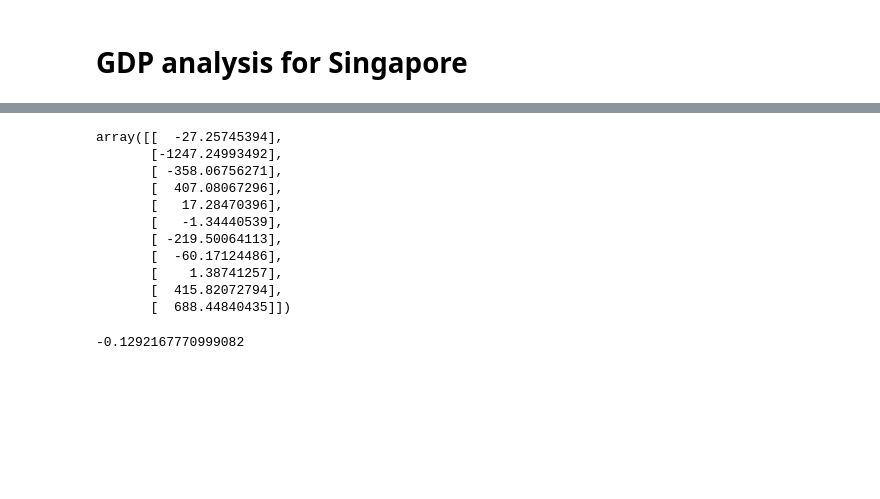
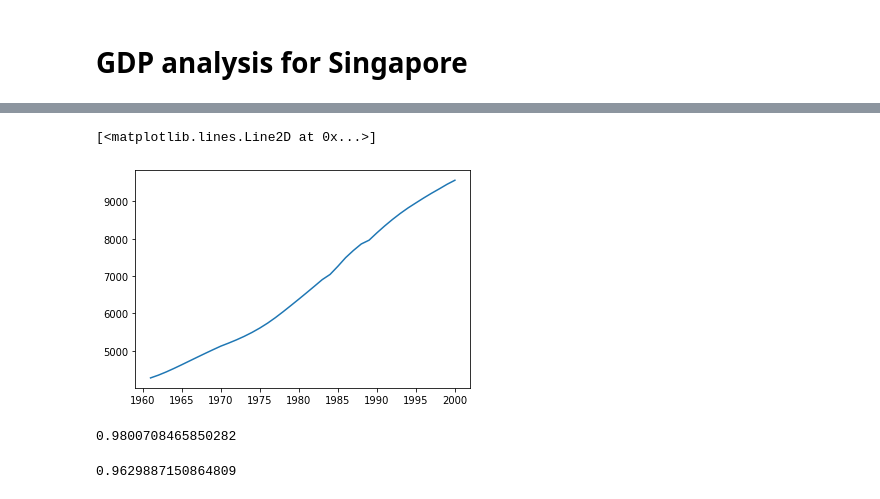
Before and after one commit to NizarGhandri/GDP, a Jupyter notebook: notebooks/singapore_model.ipynb, the cells around one changed output, grey strips where cells are left out. Cells and saved outputs as stored; diff of their text form; code cells hidden in the pictures; blank space fills up the shorter version.

```diff
--- a/notebooks/singapore_model.ipynb
+++ b/notebooks/singapore_model.ipynb
@@ -65,0 +78,5 @@ Index(['YEAR', 'GOVERNMENT SHARE OF RGDPL (unit %)',
+# %%
+plt.plot(dataset["YEAR"], dataset["POPULATION (unit 000S)"])
+# %% [output]
+[<matplotlib.lines.Line2D at 0x...>]
+[figure, added]
@@ -66,21 +86,13 @@ Index(['YEAR', 'GOVERNMENT SHARE OF RGDPL (unit %)',
 # %%
 X_train, X_test, y_train, y_test = split(X, y)
 w = least_squares(X_train, y_train)
-w
-# %% [output]
-array([[  -27.25745394],
-       [-1247.24993492],
-       [ -358.06756271],
-       [  407.08067296],
-       [   17.28470396],
-       [   -1.34440539],
-       [ -219.50064113],
-       [  -60.17124486],
-       [    1.38741257],
-       [  415.82072794],
-       [  688.44840435]])
 # %%
-r_2 = R_squared(y_test, predict(X_test,w))
+r_2 = r2_score(y, predict(X,w))
 r_2
 # %% [output]
--0.1292167770999082
+0.9800708465850282
+# %%
+adj_r_2 = adjusted_R_squared(y, predict(X, w), X_test.shape[1])
+adj_r_2
+# %% [output]
+0.9629887150864809
```
Also changed, not shown: parts of 17 cells of this notebook, 8 other files.
